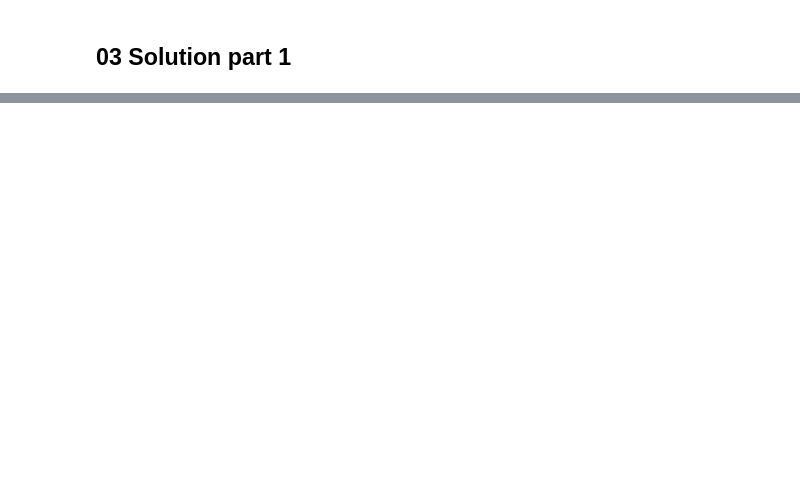
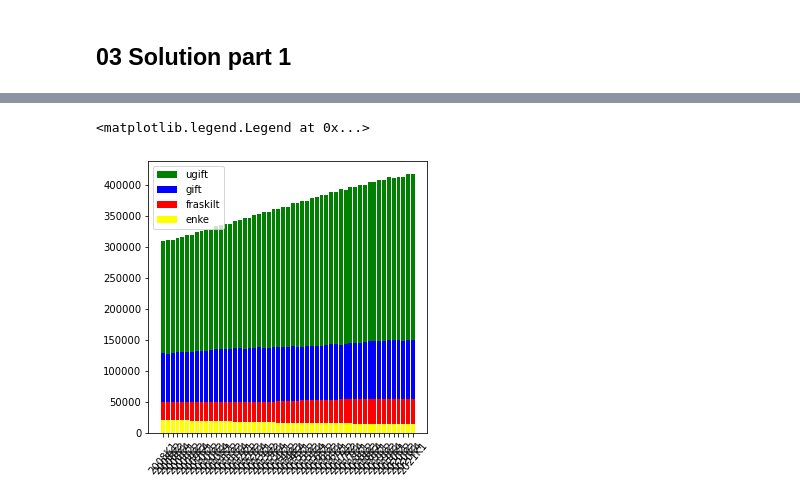
Before and after one commit to josefmarcc/python_handin_template, a Jupyter notebook: Week_5.ipynb, the cells around one changed output, grey strips where cells are left out. Saved outputs shown, nothing was run; the diff lists cells and outputs as text; code cells hidden in the pictures; blank space fills up the shorter version.

```diff
--- a/Week_5.ipynb
+++ b/Week_5.ipynb
@@ -137,0 +89,24 @@ plt.xticks(rotation=45, horizontalalignment='right',fontweight='light')
+# %%
+#C Show a bar chart of changes in marrital status in Copenhagen from 2008 till now
+
+data_for_bar = pd.read_csv('https://api.statbank.dk/v1/data/FOLK1A/CSV?delimiter=Semicolon&OMR%C3%85DE=101&Tid=*&CIVILSTAND=U%2CG%2CE%2CF', sep=";")
+
+tid = sorted(list(set(data_for_bar['TID'])))
+
+ugift = data_for_bar.loc[data_for_bar['CIVILSTAND'] == 'Ugift']['INDHOLD']
+gift = data_for_bar.loc[data_for_bar['CIVILSTAND'] == 'Gift/separeret']['INDHOLD']
+enke = data_for_bar.loc[data_for_bar['CIVILSTAND'] == 'Enke/enkemand']['INDHOLD']
+fraskilt = data_for_bar.loc[data_for_bar['CIVILSTAND'] == 'Fraskilt']['INDHOLD']
+
+plt.figure(figsize=(5,5))
+plt.xticks(rotation=50)
+
+p1 = plt.bar(tid, ugift, color='green')
+p2 = plt.bar(tid, gift, color='blue')
+p3 = plt.bar(tid, fraskilt, color='red')
+p4 = plt.bar(tid, enke, color='yellow')
+
+plt.legend([p1,p2,p3,p4],['ugift', 'gift','fraskilt', 'enke'])
+# %% [output]
+<matplotlib.legend.Legend at 0x...>
+[figure, added]
```
Also changed, not shown: parts of 11 cells of this notebook.
